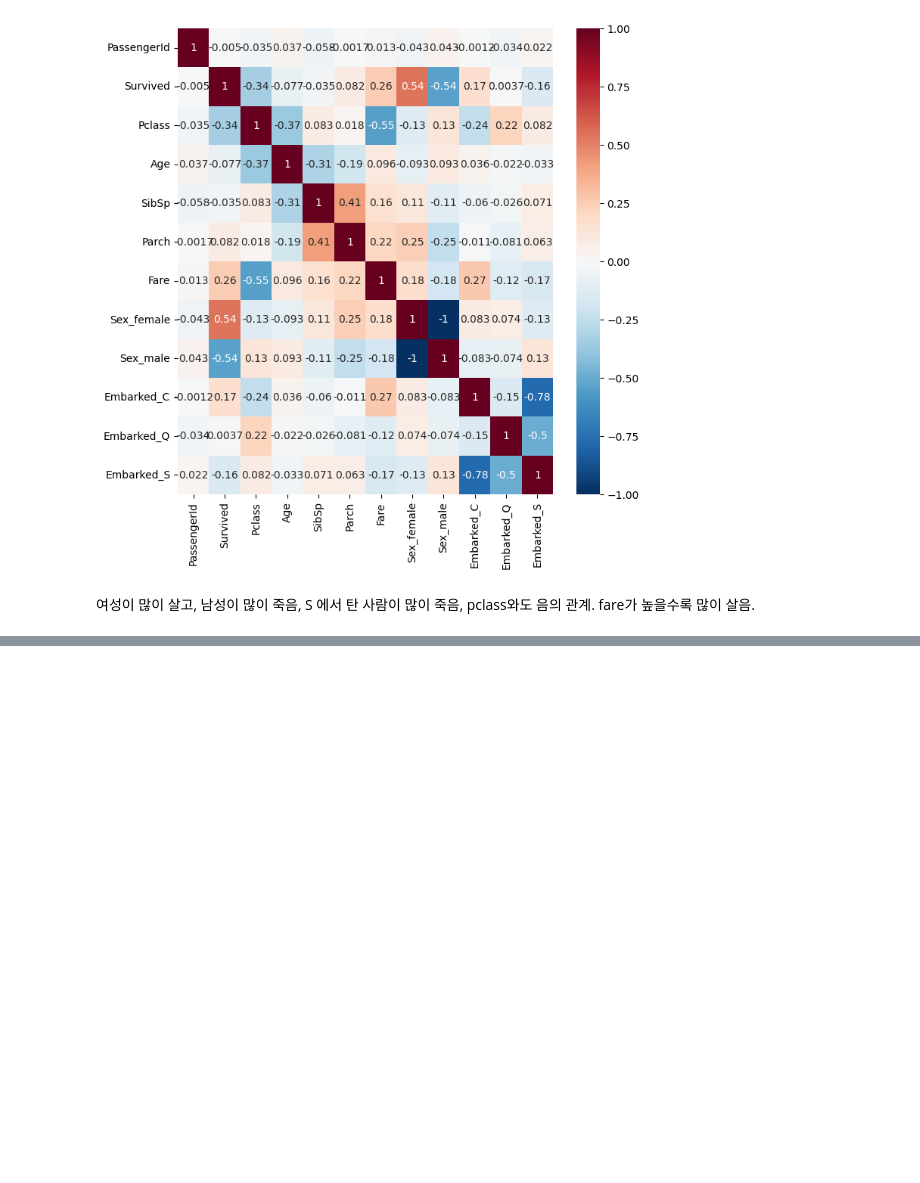
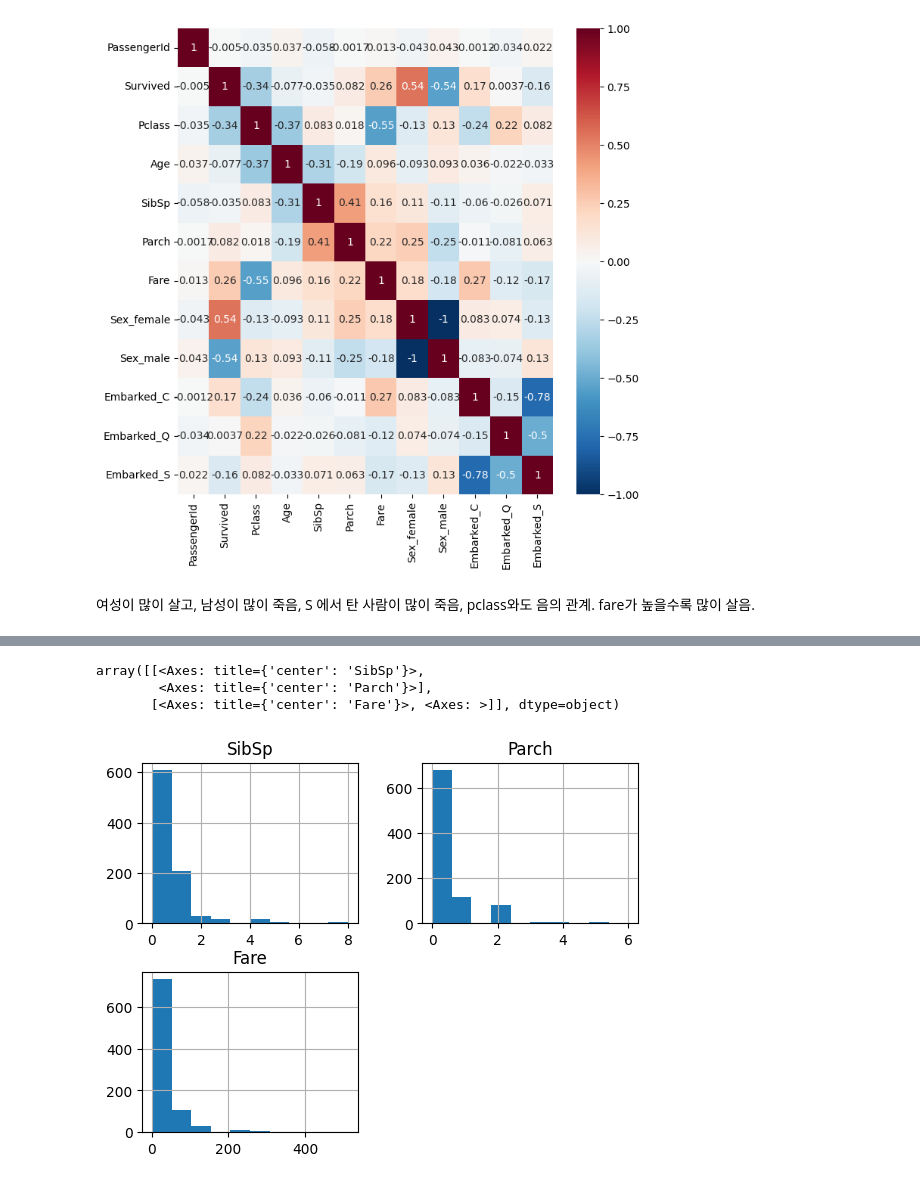
Before and after one commit to twndus/competition-log, a Jupyter notebook: pred_titanic/eda.ipynb, the cells around one changed output, grey strips where cells are left out. Cells and saved outputs as stored; diff of their text form; code cells hidden in the pictures; blank space fills up the shorter version.

```diff
--- a/pred_titanic/eda.ipynb
+++ b/pred_titanic/eda.ipynb
@@ -187,0 +153,12 @@ array([ 0.36918467,  0.10279056,  0.45578922, -1.28332953, -0.71381978,
+# %%
+#Creating new family_size column
+df['Family_Size']=df['SibSp']+df['Parch']
+df['Age*Class']=df['Age']*df['Pclass']
+df['Fare_Per_Person']=df['Fare']/(df['Family_Size']+1)
+# %%
+df[['SibSp', 'Parch', 'Fare']].hist()
+# %% [output]
+array([[<Axes: title={'center': 'SibSp'}>,
+        <Axes: title={'center': 'Parch'}>],
+       [<Axes: title={'center': 'Fare'}>, <Axes: >]], dtype=object)
+[figure, added]
```
Also changed, not shown: parts of 10 cells of this notebook, 37 other files.
